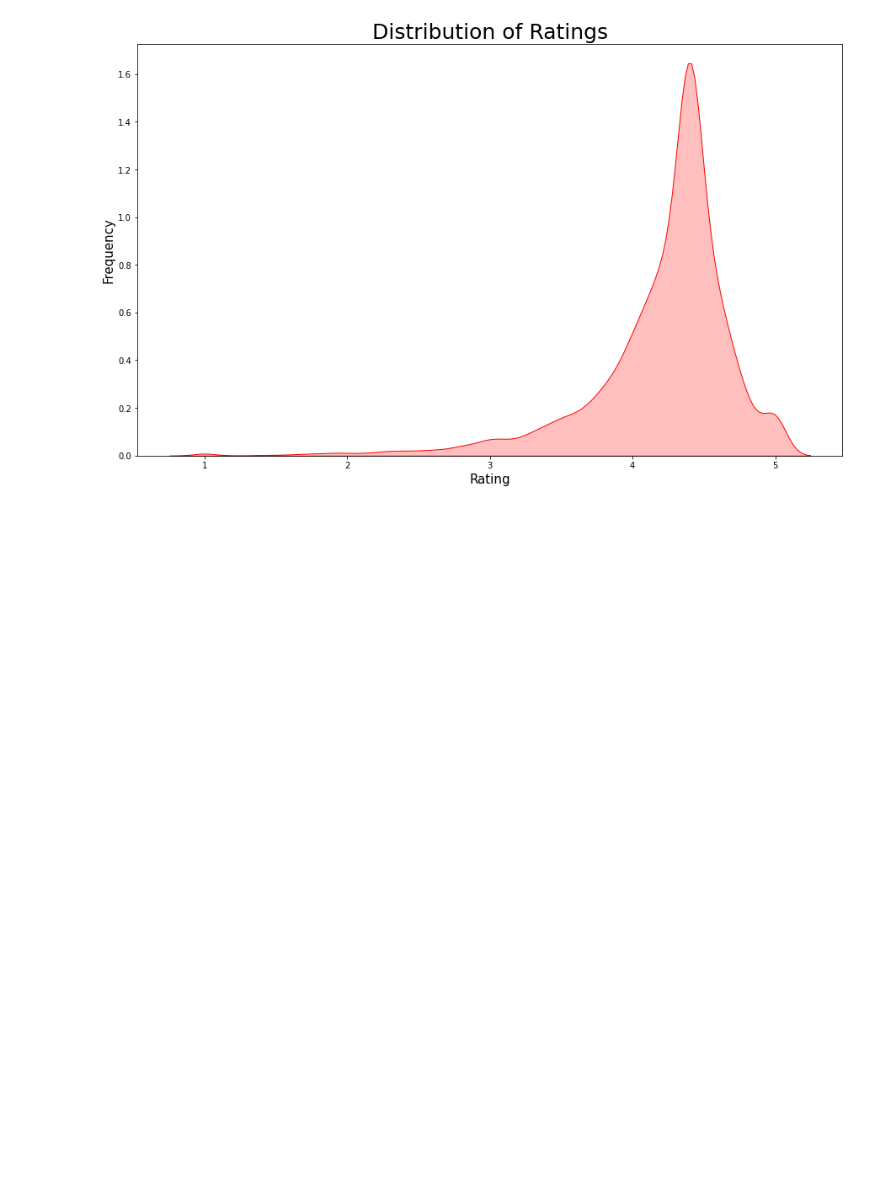
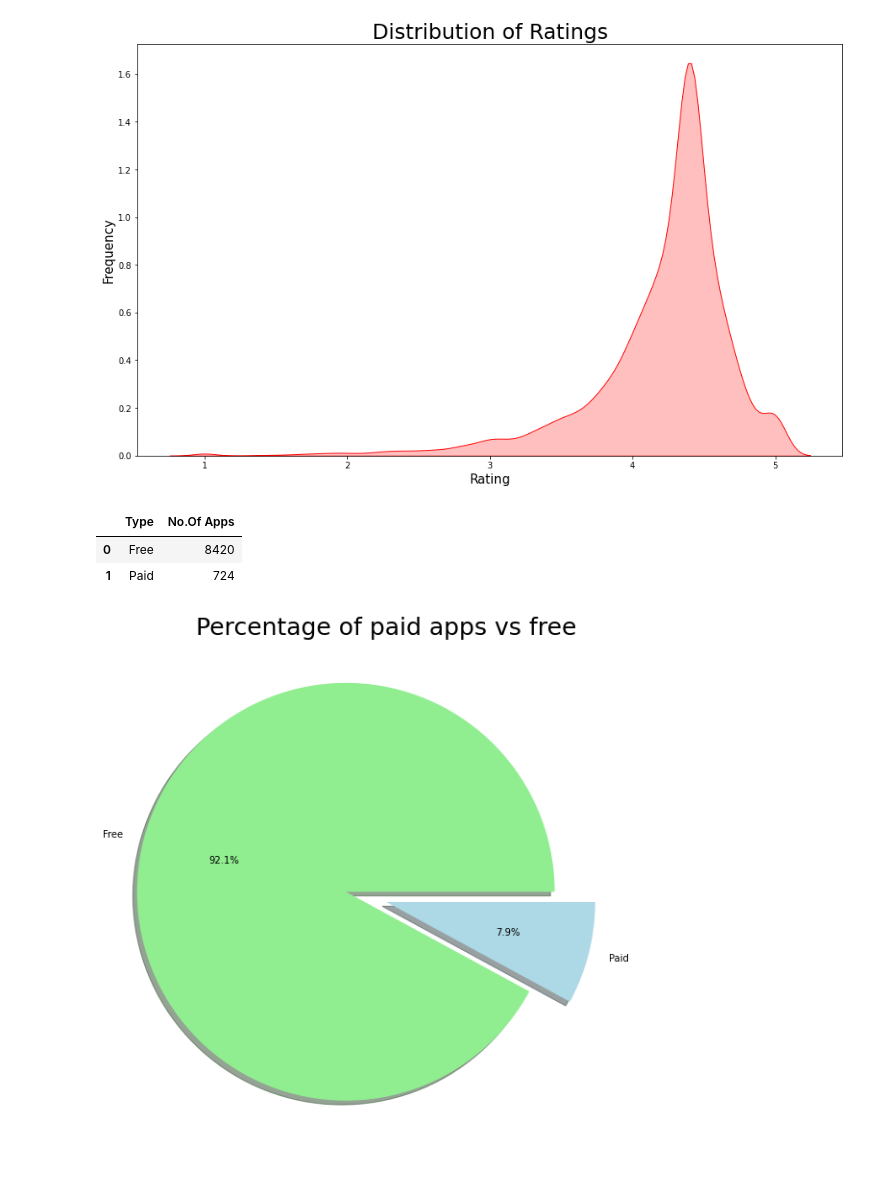
Before and after one commit to MohammedSaudh/Play-Store-App-Review-Analysis, a Jupyter notebook: Play_Store_App_Review_Analysis_Capstone_Project.ipynb, the cells around one changed output. Drawn from its saved outputs; the diff is of its cells as text; code cells hidden in the pictures; blank space fills up the shorter version.

```diff
--- a/Play_Store_App_Review_Analysis_Capstone_Project.ipynb
+++ b/Play_Store_App_Review_Analysis_Capstone_Project.ipynb
@@ -467,3 +465,22 @@ graph= sns.kdeplot(play_store_data.Rating, color='Red', shade=True)
 plt.title('Distribution of Ratings', size = 25);
 # %% [output]
 [figure]
+# %%
+type_wise_count = play_store_data.groupby('Type')['App'].count().reset_index().rename(columns={'App':'No.Of Apps'})
+# %%
+type_wise_count
+# %% [output]
+|  | Type | No.Of Apps |
+| 0 | Free | 8420 |
+| 1 | Paid | 724 |
+# %%
+plt.figure(figsize=(10,10))
+labels = type_wise_count['Type']
+sizes = type_wise_count['No.Of Apps']
+colors = ['LightGreen', 'LightBlue']
+explode=(0.2,0)
+plt.pie(sizes, explode=explode, labels=labels, colors=colors, autopct='%1.1f%%' ,shadow=True)
+plt.title('Percentage of paid apps vs free', size=25)
+plt.show;
+# %% [output]
+[figure, added]
```
Also changed, not shown: parts of 17 cells of this notebook.
